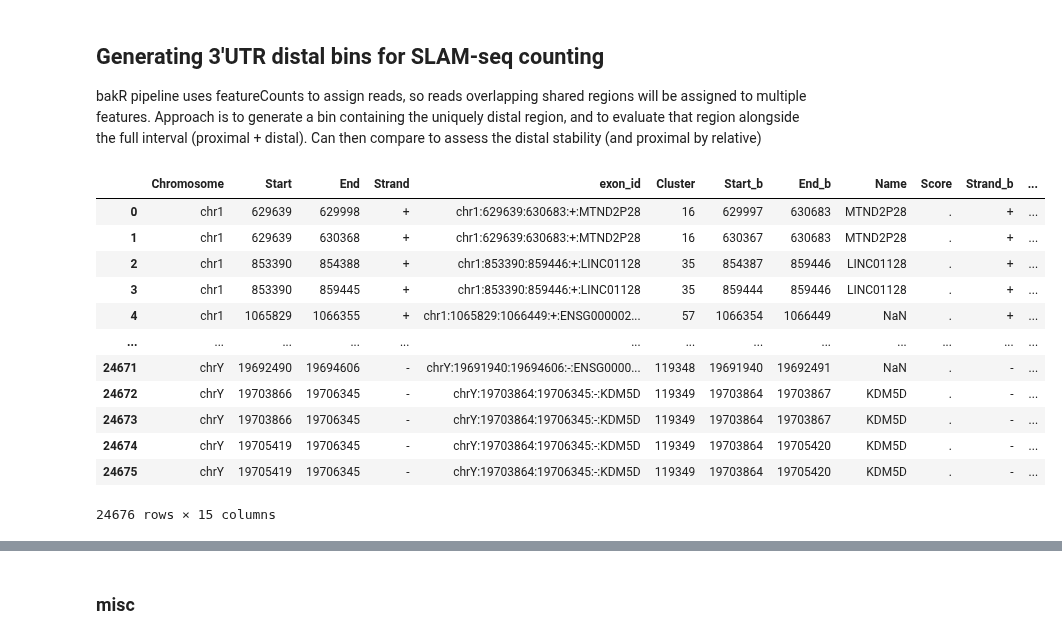
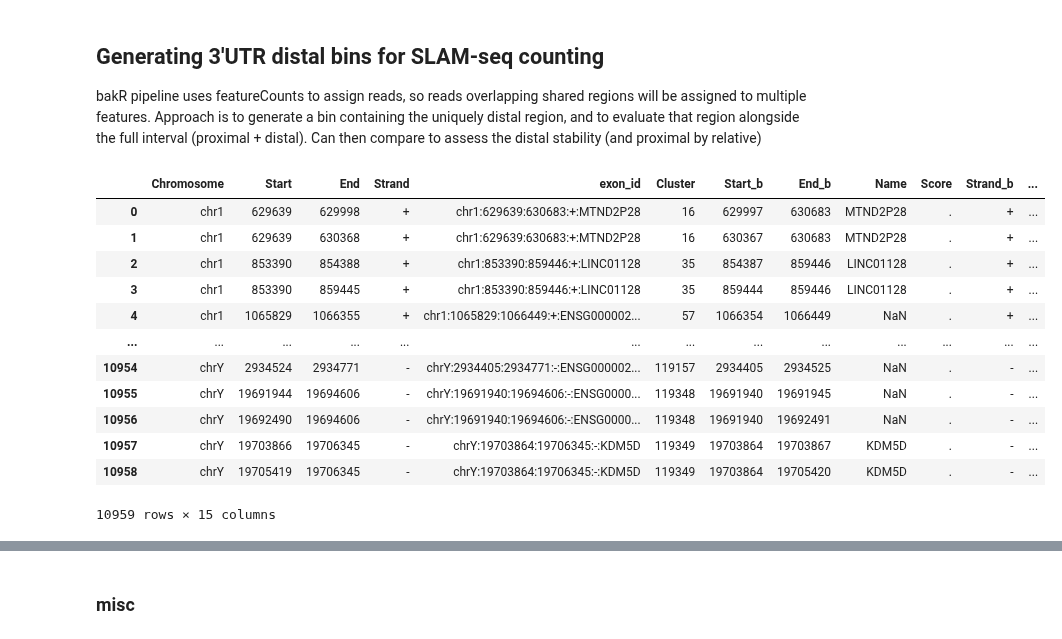
Before and after one commit to frattalab/tdp43-apa, a Jupyter notebook: slamseq/zeng_to_regions.ipynb, the cells around one changed output, grey strips where cells are left out. Drawn from its saved outputs; the diff is of its cells as text; code cells hidden in the pictures.

```diff
--- a/slamseq/zeng_to_regions.ipynb
+++ b/slamseq/zeng_to_regions.ipynb
@@ -790,3 +790,16 @@ Number of negative or zero-length updated intervals to be dropped - 0
 | 3 | chr6 | 43269642 | 43276662 | TTBK1 | . | + | TTBK1 | chr6:43276661:43276662:+:TTBK1 | exon | 43276661 | ... |
 | 4 | chr18 | 80182852 | 80183150 | PARD6G | . | - | PARD6G | chr18:80182852:80182853:-:PARD6G | exon | 80182849 | ... |
 | 5 | chr18 | 80175187 | 80183150 | PARD6G | . | - | PARD6G | chr18:80175187:80175188:-:PARD6G | exon | 80182849 | ... |
+# %%
+# ELP6 = ALEs, TTBK1 and PARD6G = 3'UTR-APA
+
+# ID ALEs/3'UTR-APA based on overlapping number of unique non-overlapping exons
+nale_le_ext = pas_le_ext_upd.as_df().groupby("gene_name_common")["Cluster"].nunique()
+ext_ale_gn = set(nale_le_ext[nale_le_ext == 2].index)
+ext_3utr_gn = set(nale_le_ext[nale_le_ext == 1].index)
+
+pas_le_ext_upd_3utr = pas_le_ext_upd.subset(lambda df: df.gene_name_common.isin(ext_3utr_gn))
+pas_le_ext_upd_ale = pas_le_ext_upd.subset(lambda df: df.gene_name_common.isin(ext_ale_gn))
+
+
+pas_le_ext_upd_3utr
@@ -792,0 +812,6 @@ Number of negative or zero-length updated intervals to be dropped - 0
+# %%
+# Combine with respective 3'UTR/ALE objects
+ext_3utr_uniq_cols = [col for col in pas_le_ext_upd_3utr.columns if not col in pas_le_3utr_upd.columns]
+
+pas_le_3utr_upd = pr.concat([pas_le_ext_upd_3utr.drop(ext_3utr_uniq_cols), pas_le_3utr_upd]).sort()
+pas_le_3utr_upd
@@ -854,26 +913,27 @@ bakR pipeline uses featureCounts to assign reads, so reads overlapping shared re
 # %%
 from helpers import add_region_number
 # Need to annotate proximal/distal PAS
 # Will do so by sorting according to position, then assigning 1..n number according to order within gene (strand-aware)
-pas_le_3utr_upd = add_region_number(pas_le_3utr_upd.assign("Feature", lambda df: pd.Series(["exon"]*len(df), index=df.index)),
+
+pas_le_3utr_upd = add_region_number(pas_le_3utr_upd.drop_duplicate_positions().assign("Feature", lambda df: pd.Series(["exon"]*len(df), index=df.index)),
                   id_col="gene_name_common",
                   feature_key="exon",
                   out_col="pas_number",
                   sort_col="End"
                   )
 
 pas_le_3utr_upd
 # %% [output]
 |  | Chromosome | Start | End | Strand | exon_id | Cluster | Start_b | End_b | Name | Score | Strand_b | ... |
 | 0 | chr1 | 629639 | 629998 | + | chr1:629639:630683:+:MTND2P28 | 16 | 629997 | 630683 | MTND2P28 | . | + | ... |
 | 1 | chr1 | 629639 | 630368 | + | chr1:629639:630683:+:MTND2P28 | 16 | 630367 | 630683 | MTND2P28 | . | + | ... |
 | 2 | chr1 | 853390 | 854388 | + | chr1:853390:859446:+:LINC01128 | 35 | 854387 | 859446 | LINC01128 | . | + | ... |
 | 3 | chr1 | 853390 | 859445 | + | chr1:853390:859446:+:LINC01128 | 35 | 859444 | 859446 | LINC01128 | . | + | ... |
 | 4 | chr1 | 1065829 | 1066355 | + | chr1:1065829:1066449:+:ENSG000002... | 57 | 1066354 | 1066449 | NaN | . | + | ... |
 | ... | ... | ... | ... | ... | ... | ... | ... | ... | ... | ... | ... | ... |
-| 24671 | chrY | 19692490 | 19694606 | - | chrY:19691940:19694606:-:ENSG0000... | 119348 | 19691940 | 19692491 | NaN | . | - | ... |
-| 24672 | chrY | 19703866 | 19706345 | - | chrY:19703864:19706345:-:KDM5D | 119349 | 19703864 | 19703867 | KDM5D | . | - | ... |
-| 24673 | chrY | 19703866 | 19706345 | - | chrY:19703864:19706345:-:KDM5D | 119349 | 19703864 | 19703867 | KDM5D | . | - | ... |
-| 24674 | chrY | 19705419 | 19706345 | - | chrY:19703864:19706345:-:KDM5D | 119349 | 19703864 | 19705420 | KDM5D | . | - | ... |
-| 24675 | chrY | 19705419 | 19706345 | - | chrY:19703864:19706345:-:KDM5D | 119349 | 19703864 | 19705420 | KDM5D | . | - | ... |
+| 10954 | chrY | 2934524 | 2934771 | - | chrY:2934405:2934771:-:ENSG000002... | 119157 | 2934405 | 2934525 | NaN | . | - | ... |
+| 10955 | chrY | 19691944 | 19694606 | - | chrY:19691940:19694606:-:ENSG0000... | 119348 | 19691940 | 19691945 | NaN | . | - | ... |
+| 10956 | chrY | 19692490 | 19694606 | - | chrY:19691940:19694606:-:ENSG0000... | 119348 | 19691940 | 19692491 | NaN | . | - | ... |
+| 10957 | chrY | 19703866 | 19706345 | - | chrY:19703864:19706345:-:KDM5D | 119349 | 19703864 | 19703867 | KDM5D | . | - | ... |
+| 10958 | chrY | 19705419 | 19706345 | - | chrY:19703864:19706345:-:KDM5D | 119349 | 19703864 | 19705420 | KDM5D | . | - | ... |
-24676 rows × 15 columns
+10959 rows × 15 columns
```
Also changed, not shown: parts of 21 cells of this notebook.
